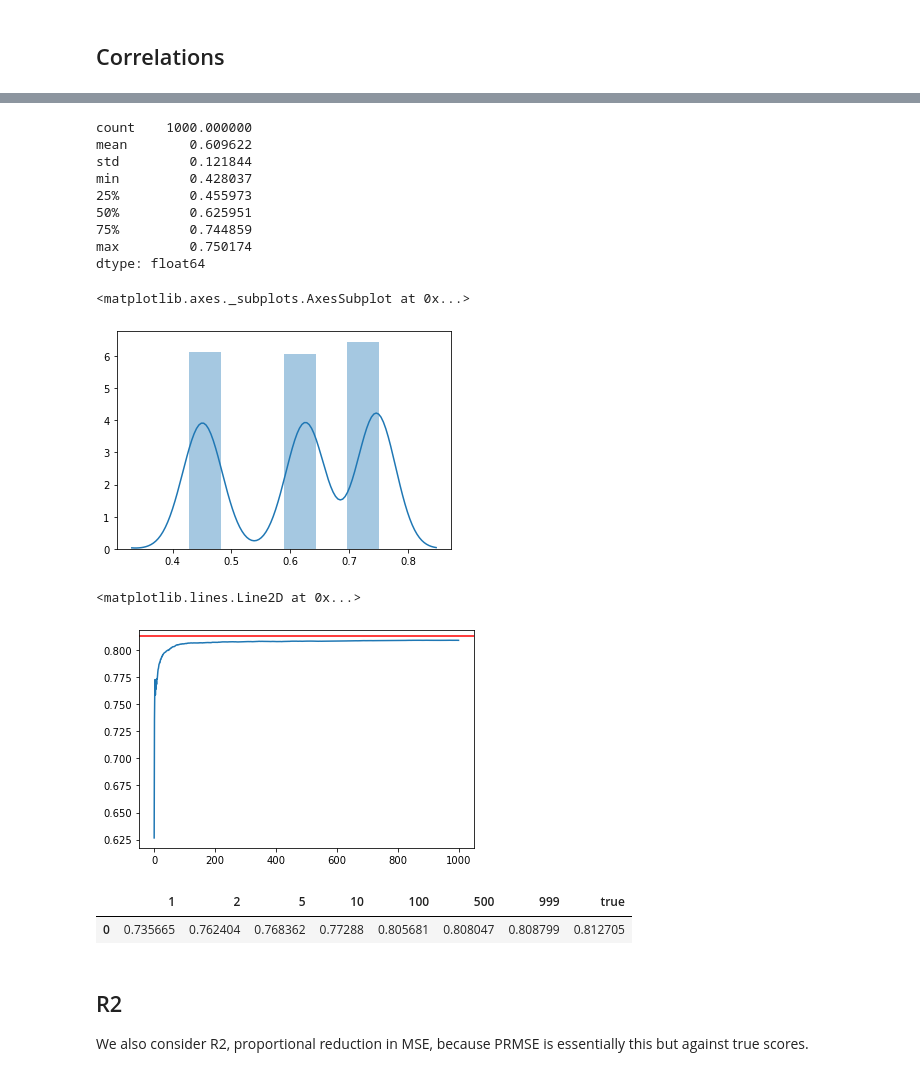
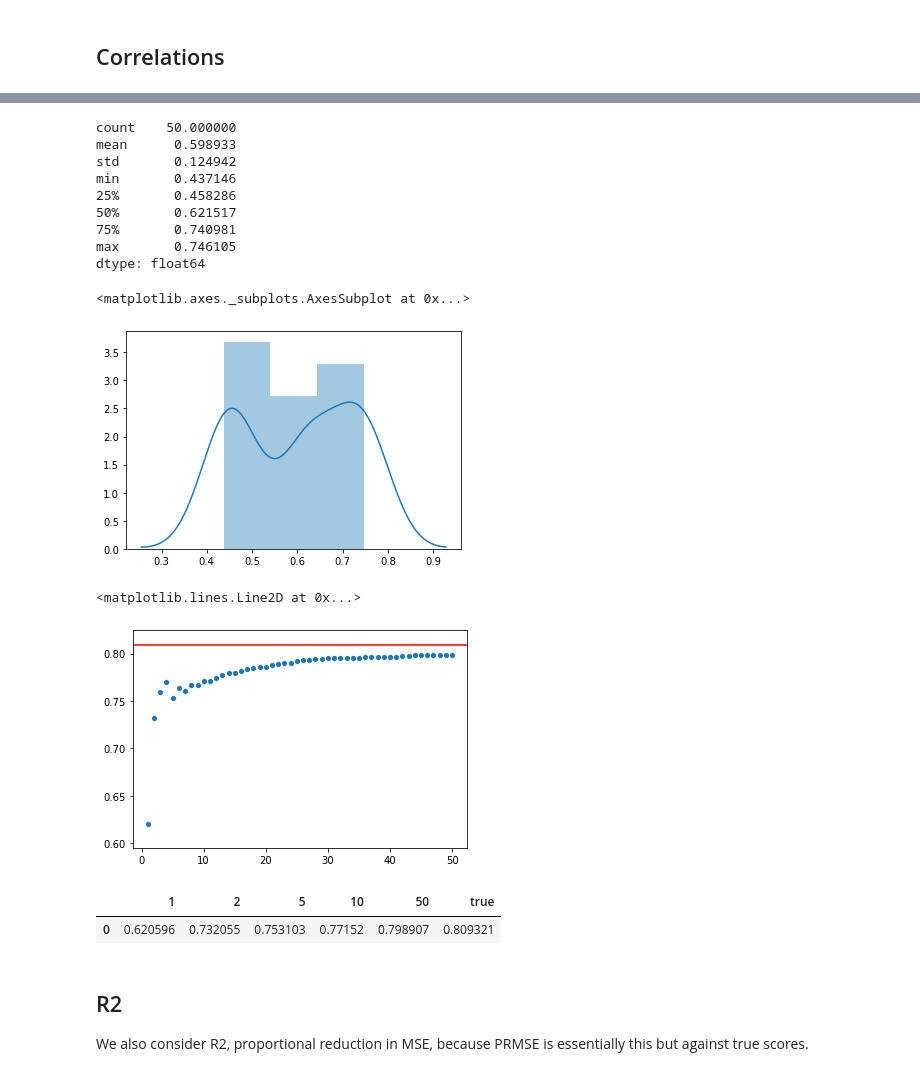
Before and after one commit to EducationalTestingService/prmse-simulations, a Jupyter notebook: notebooks/exp_trivial1.ipynb, the cells around one changed output, grey strips where cells are left out. Drawn from its saved outputs; the diff is of its cells as text; code cells hidden in the pictures.

```diff
--- a/notebooks/exp_trivial1.ipynb
+++ b/notebooks/exp_trivial1.ipynb
@@ -14,8 +16,13 @@ from sklearn.metrics import r2_score
+# %%
+config = json.load(open('settings.json'))
+N_responses = config['N_responses']
+N_raters = config['N_raters']
+key_steps = config['key_steps']
 # %%
 df = pd.read_csv('../data/data.csv')
 # %%
 # compute the cumulative mean of human scores
-human_columns = ['h_{}'.format(h) for h in range(0, 1000)]
+human_columns = ['h_{}'.format(h) for h in range(1, N_raters+1)]
 df_agg = df[human_columns].expanding(min_periods=1, axis=1).mean()
 # %%
 # plot mean scores against true scores for a few key points.
@@ -39,40 +46,40 @@ true_corr
 corrs_raters = df[human_columns].corrwith(df['system'])
 corrs_raters.describe()
 # %% [output]
-count    1000.000000
-mean        0.609622
-std         0.121844
-min         0.428037
-25%         0.455973
-50%         0.625951
-75%         0.744859
-max         0.750174
+count    50.000000
+mean      0.598933
+std       0.124942
+min       0.437146
+25%       0.458286
+50%       0.621517
+75%       0.740981
+max       0.746105
 dtype: float64
 # %%
 sns.distplot(corrs_raters)
 # %% [output]
 <matplotlib.axes._subplots.AxesSubplot at 0x...>
-[figure, old version]
+[figure, new version]
 # %%
 # compute correlations with aggregated scores
 df_agg.index=df.index
 corrs_mean = df_agg.corrwith(df['system'])
-corrs_mean.index=range(0, 1000)
+corrs_mean.index=range(1, N_raters+1)
 # %%
 # plot correlations
-ax = sns.lineplot(data=corrs_mean)
+ax = sns.scatterplot(data=corrs_mean)
 ax.axhline(true_corr, color='red')
 # %% [output]
 <matplotlib.lines.Line2D at 0x...>
-[figure, old version]
+[figure, new version]
 # %%
 # print correlations for few key steps
 df_corrs = pd.DataFrame(corrs_mean).transpose()
 df_corrs['true'] = true_corr
-df_corrs[[1, 2,  5,  10, 100, 500, 999, 'true']]
+df_corrs[key_steps + ['true']]
 # %% [output]
-|  | 1 | 2 | 5 | 10 | 100 | 500 | 999 | true |
-| 0 | 0.735665 | 0.762404 | 0.768362 | 0.77288 | 0.805681 | 0.808047 | 0.808799 | 0.812705 |
+|  | 1 | 2 | 5 | 10 | 50 | true |
+| 0 | 0.620596 | 0.732055 | 0.753103 | 0.77152 | 0.798907 | 0.809321 |
 # %% [markdown]
 ## R2
 
```
Also changed, not shown: parts of 8 cells of this notebook, 4 other files.
